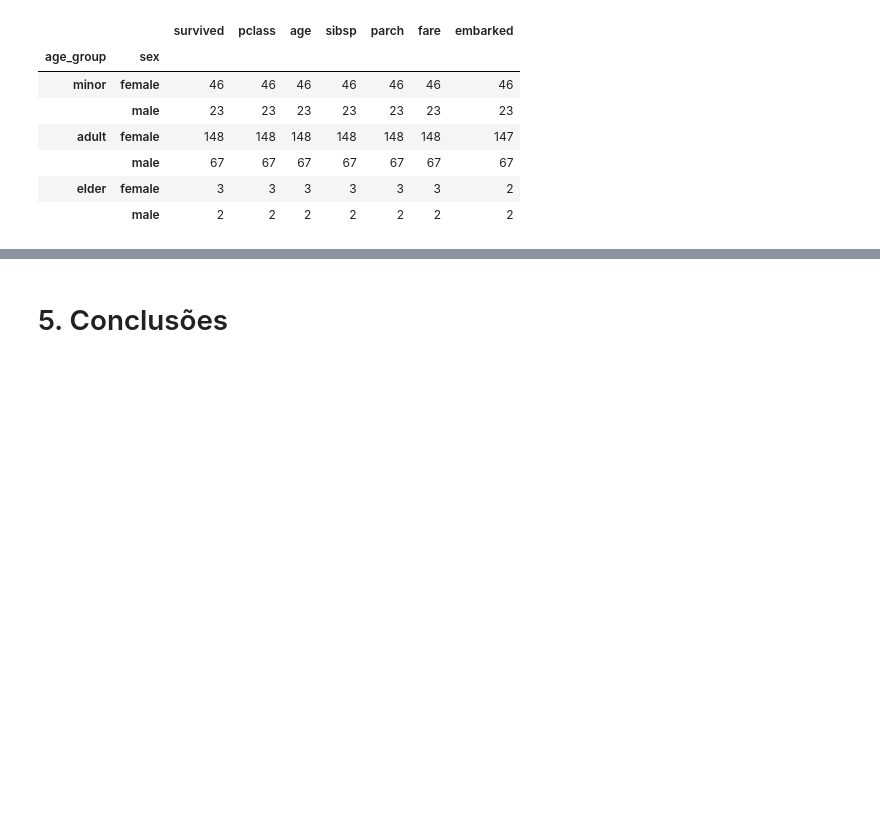
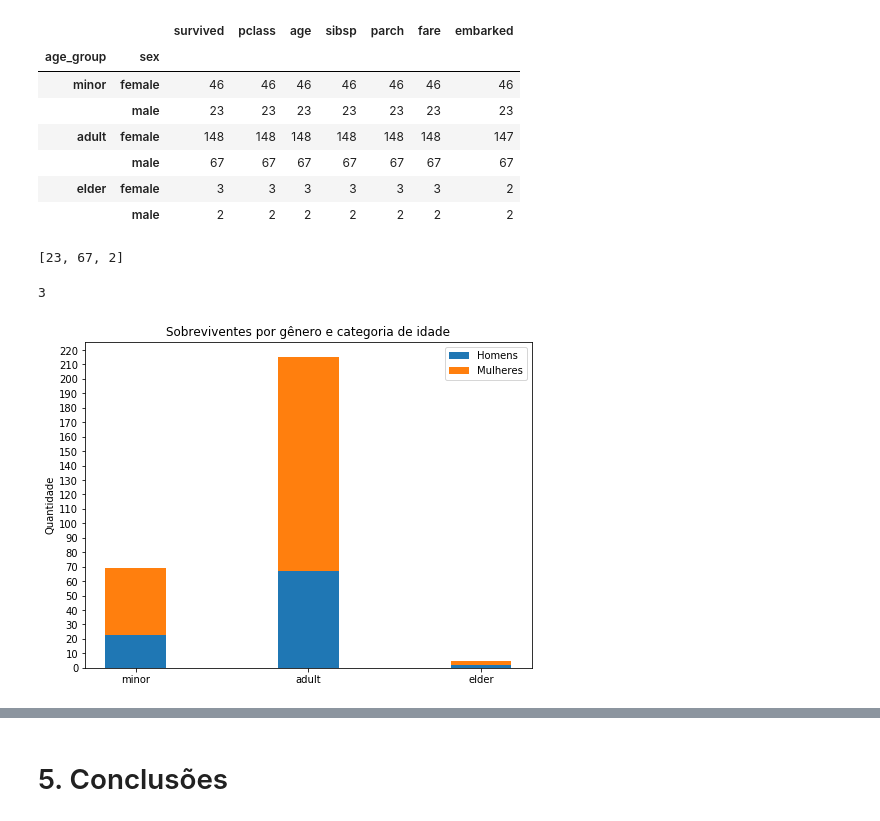
Before and after one commit to lgabs/udacity-titanic, a Jupyter notebook: titanic_data_analysis.ipynb, the cells around one changed output, grey strips where cells are left out. Cells and saved outputs as stored; diff of their text form; code cells hidden in the pictures; blank space fills up the shorter version.

```diff
--- a/titanic_data_analysis.ipynb
+++ b/titanic_data_analysis.ipynb
@@ -343,3 +345,28 @@ survived_by_age_sex
 |  | male | 67 | 67 | 67 | 67 | 67 | 67 | 67 |
 | elder | female | 3 | 3 | 3 | 3 | 3 | 3 | 2 |
 |  | male | 2 | 2 | 2 | 2 | 2 | 2 | 2 |
+# %%
+list(survived_by_age_sex.query('sex == "male"')['survived'])
+# %% [output]
+[23, 67, 2]
+# %%
+len(age_labels)
+# %% [output]
+3
+# %%
+ind = np.arange(len(age_labels))
+men_surv_by_age = list(survived_by_age_sex.query('sex == "male"')['survived'])
+women_surv_by_age = list(survived_by_age_sex.query('sex == "female"')['survived'])
+width = 0.35
+
+plt.figure(figsize = (8,6));
+p1 = plt.bar(ind, men_surv_by_age, width)
+p2 = plt.bar(ind, women_surv_by_age, width, bottom=men_surv_by_age)
+
+plt.ylabel('Quantidade')
+plt.title('Sobreviventes por gênero e categoria de idade')
+plt.xticks(ind, age_labels)
+plt.yticks(np.arange(0, 230, 10))
+plt.legend((p1[0], p2[0]), ('Homens', 'Mulheres'));
+# %% [output]
+[figure, added]
```
Also changed, not shown: parts of 25 cells of this notebook.
